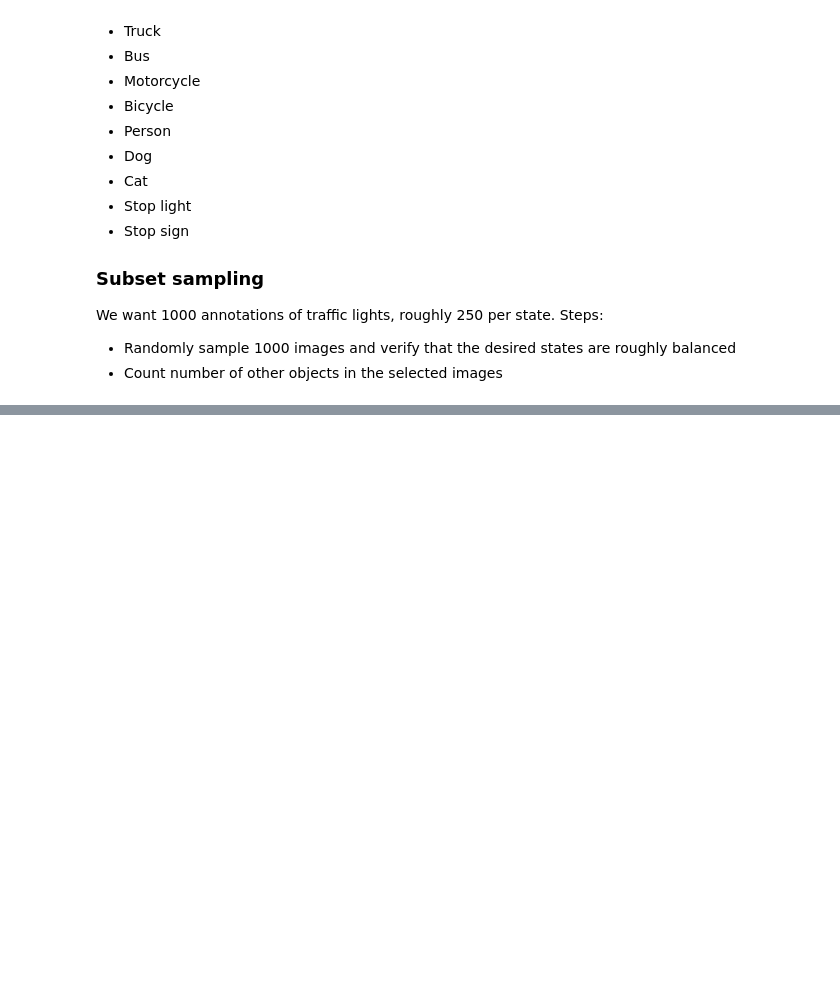
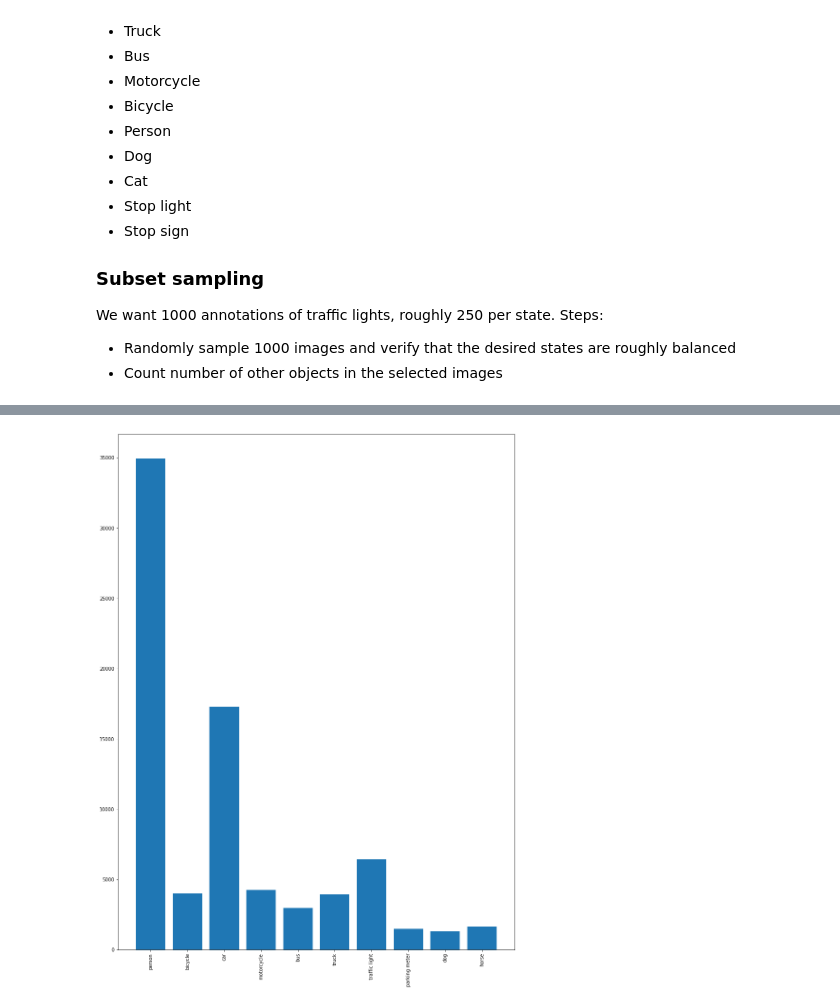
Before and after one commit to cocodataset/cocoapi, a Jupyter notebook: PythonAPI/selectImages.ipynb, the cells around one changed output, grey strips where cells are left out. Saved outputs shown, nothing was run; the diff lists cells and outputs as text; code cells hidden in the pictures; blank space fills up the shorter version.

```diff
--- a/PythonAPI/selectImages.ipynb
+++ b/PythonAPI/selectImages.ipynb
@@ -93,0 +215,4 @@ Number of images: 1
+# %%
+plot_instances_classes(anns_sampled_cleaned)
+# %% [output]
+[figure, added]
```
Also changed, not shown: parts of 20 cells of this notebook.
